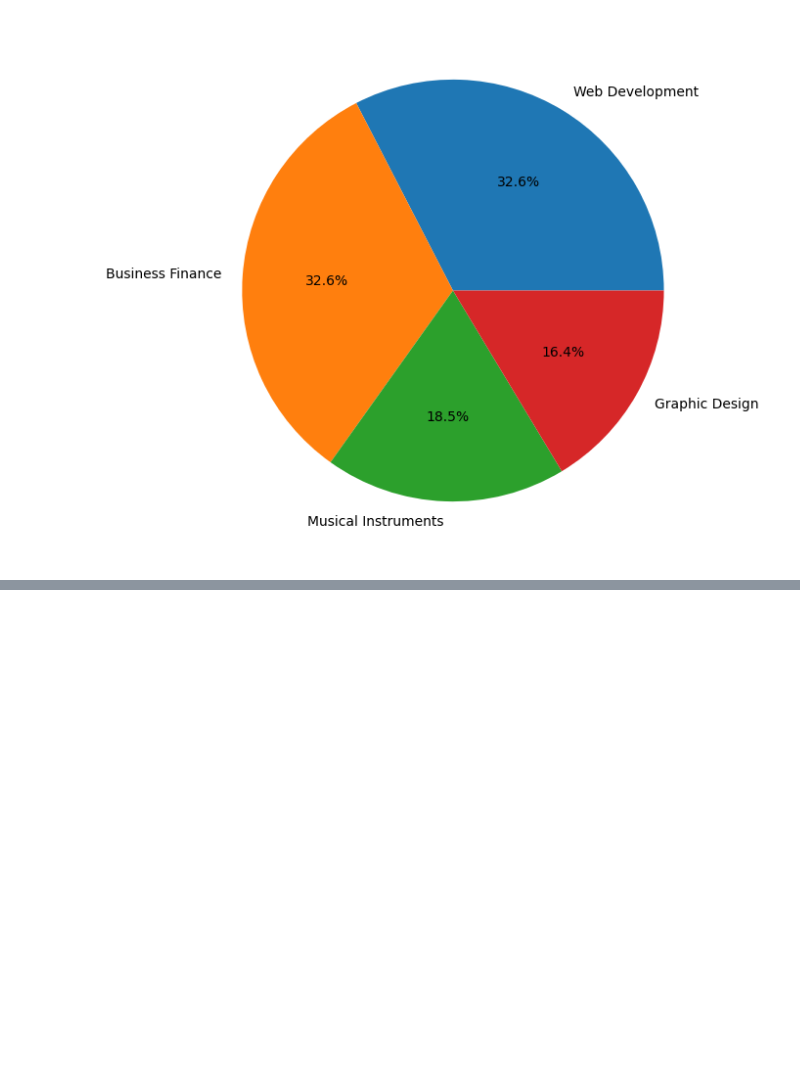
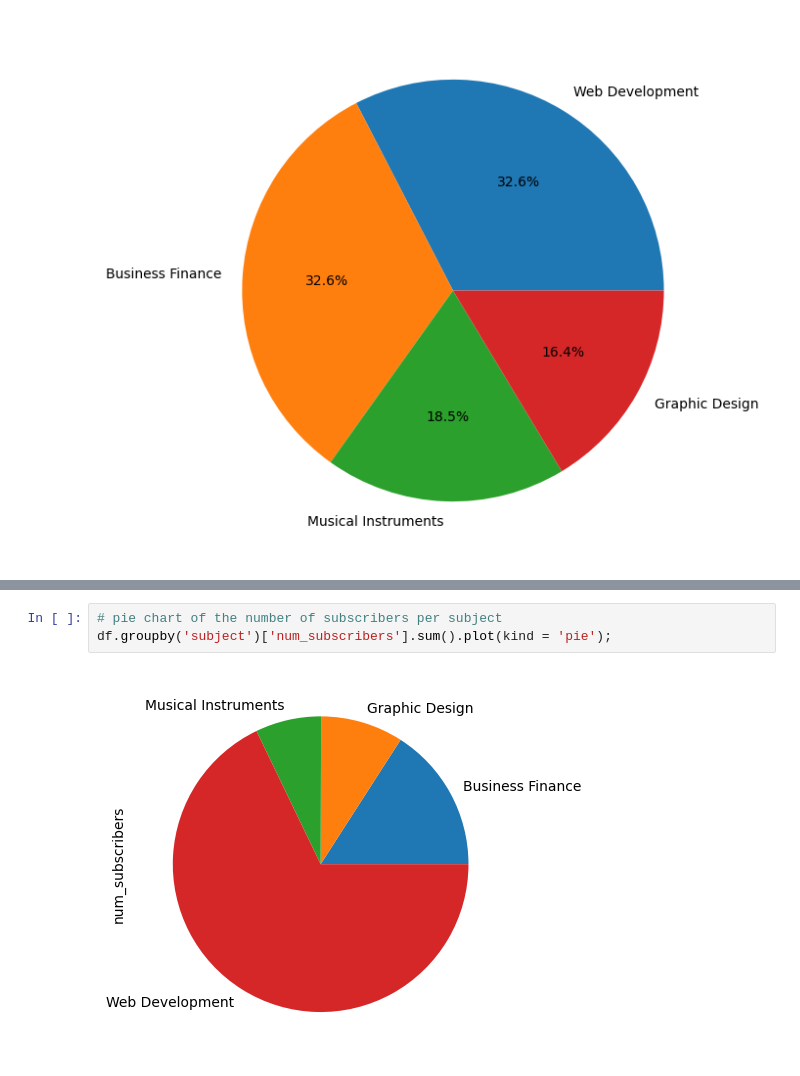
Before and after one commit to lawalsegun2025/udemy_course_recommendation_system, a Jupyter notebook: EDA_on_udemy_courses_dataset.ipynb, the cells around one changed output, grey strips where cells are left out. Cells and saved outputs as stored; diff of their text form; blank space fills up the shorter version.

```diff
--- a/EDA_on_udemy_courses_dataset.ipynb
+++ b/EDA_on_udemy_courses_dataset.ipynb
@@ -121,0 +140,5 @@ plt.pie(df["subject"].value_counts(),
+# %%
+# pie chart of the number of subscribers per subject
+df.groupby('subject')['num_subscribers'].sum().plot(kind = 'pie');
+# %% [output]
+[figure, added]
```
Also changed, not shown: parts of 3 cells of this notebook.
